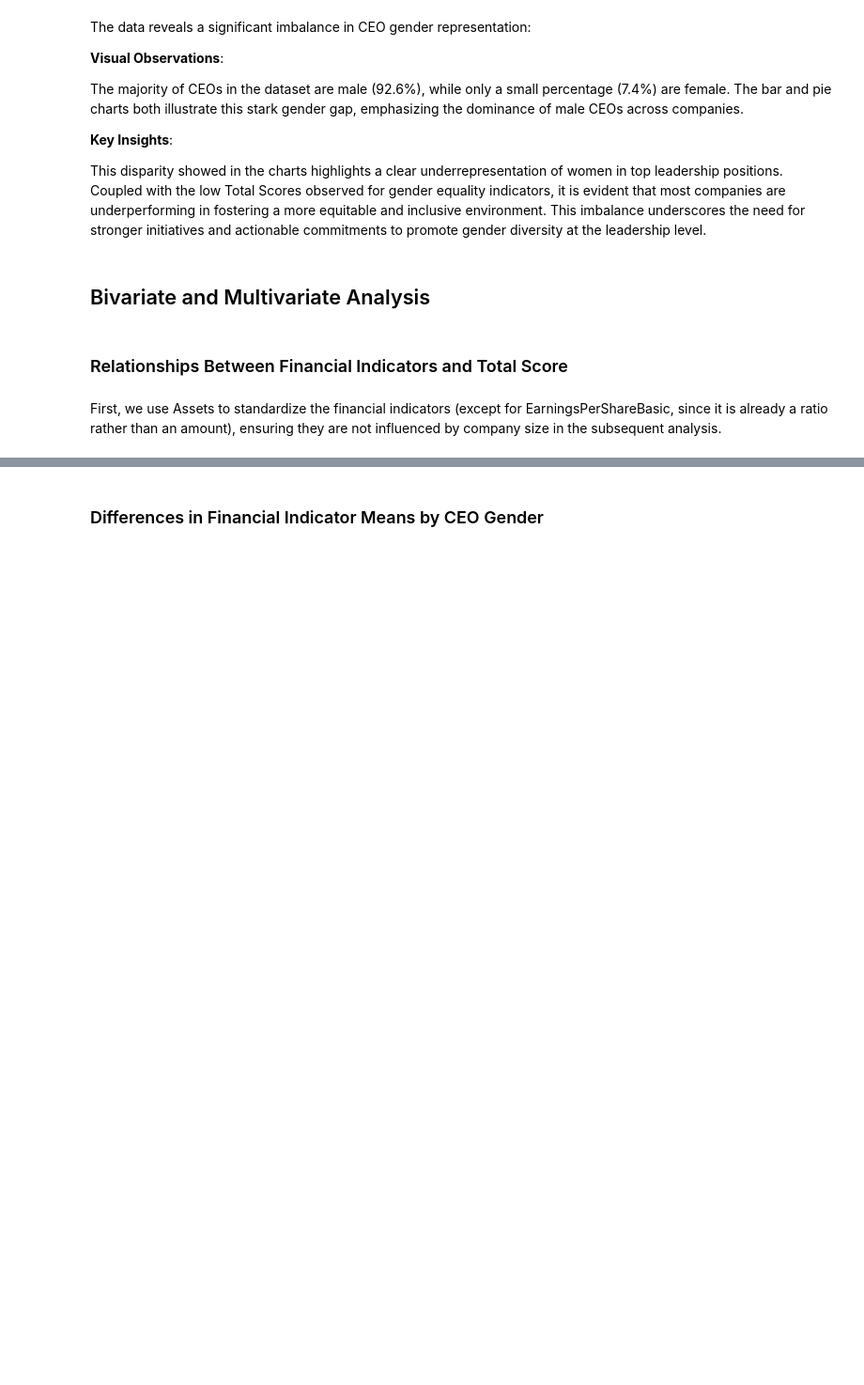
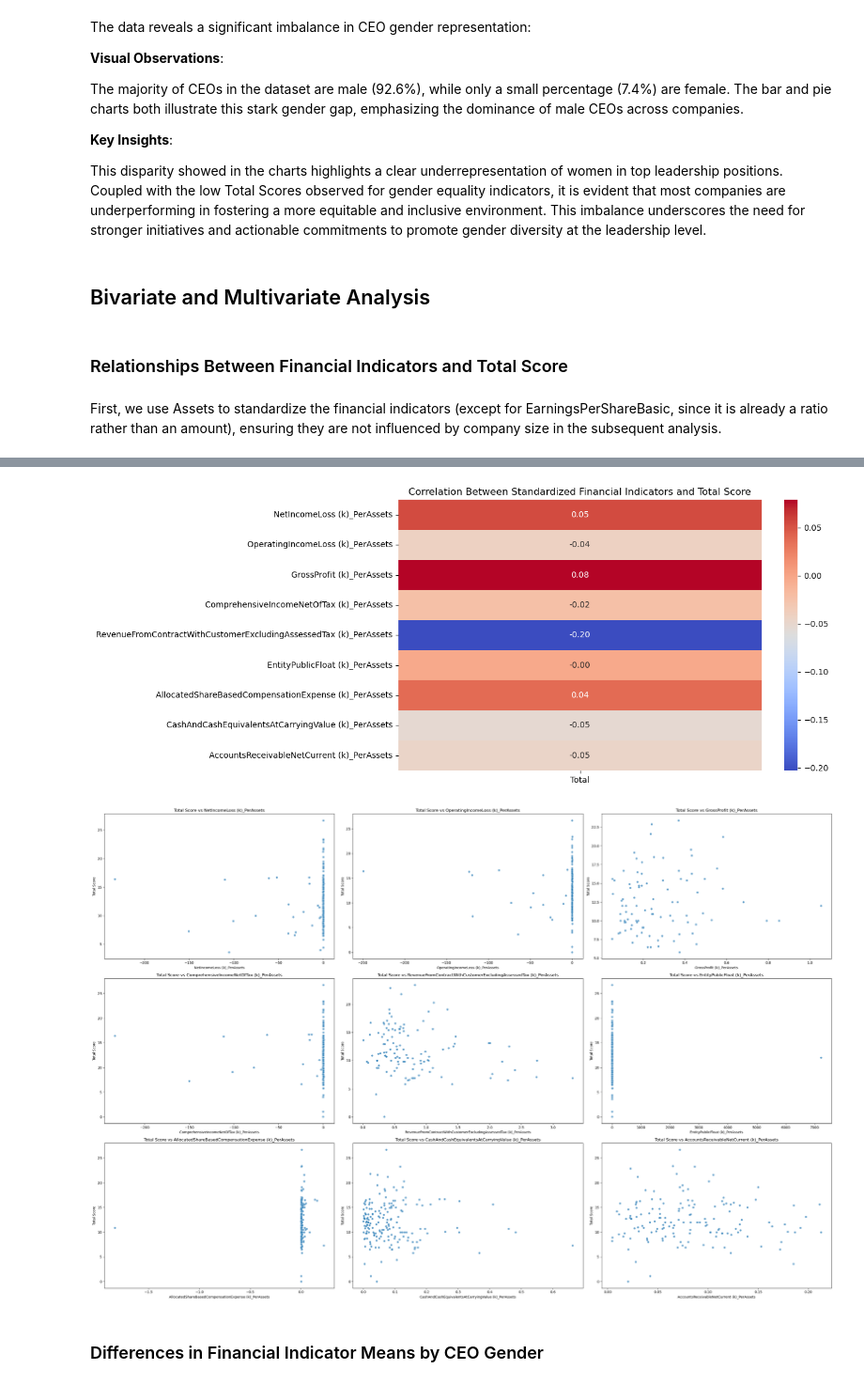
Before and after one commit to PENG-JY/InclusiveWorkplace_Study, a Jupyter notebook: technical-details/eda/main.ipynb, the cells around one changed output, grey strips where cells are left out. Shown at 94% size. Drawn from its saved outputs; the diff is of its cells as text; code cells hidden in the pictures; blank space fills up the shorter version.

Commit message:
start doing bivariate analysis in eda

```diff
--- a/technical-details/eda/main.ipynb
+++ b/technical-details/eda/main.ipynb
@@ -192,5 +193,34 @@ data[[f"{col}_PerAssets" for col in financial_columns]].head()
 | 2 | NaN | NaN | NaN | NaN | ... |
 | 3 | 0.025766 | NaN | NaN | 0.041853 | ... |
 | 4 | 0.127129 | 0.088929 | 0.192701 | 0.144526 | ... |
+# %%
+# List of standardized financial indicator columns
+standardized_columns = [f"{col}_PerAssets" for col in financial_columns]
+
+# Correlation Analysis
+# Compute correlations between standardized financial indicators and Total Score
+correlation_data = data[standardized_columns + ['Total']].corr()
+correlations = correlation_data['Total'].drop('Total')
+
+# Visualize correlations using a heatmap
+plt.figure(figsize=(10, 6))
+sns.heatmap(correlations.to_frame(), annot=True, cmap='coolwarm', cbar=True, fmt=".2f")
+plt.title("Correlation Between Standardized Financial Indicators and Total Score")
+plt.show()
+
+# Feature Pairings: Scatter plots for each financial indicator vs Total Score
+plt.figure(figsize=(30, 20))
+for i, col in enumerate(standardized_columns, start=1):
+    plt.subplot(3, 3, i)
+    sns.scatterplot(x=data[col], y=data['Total'], alpha=0.7)
+    plt.title(f"Total Score vs {col}")
+    plt.xlabel(col)
+    plt.ylabel("Total Score")
+
+plt.tight_layout()
+plt.show()
+# %% [output]
+[figure, added]
+[figure, added]
 # %% [markdown]
 ### Differences in Financial Indicator Means by CEO Gender
```
Also changed, not shown: parts of 1 cell of this notebook.
